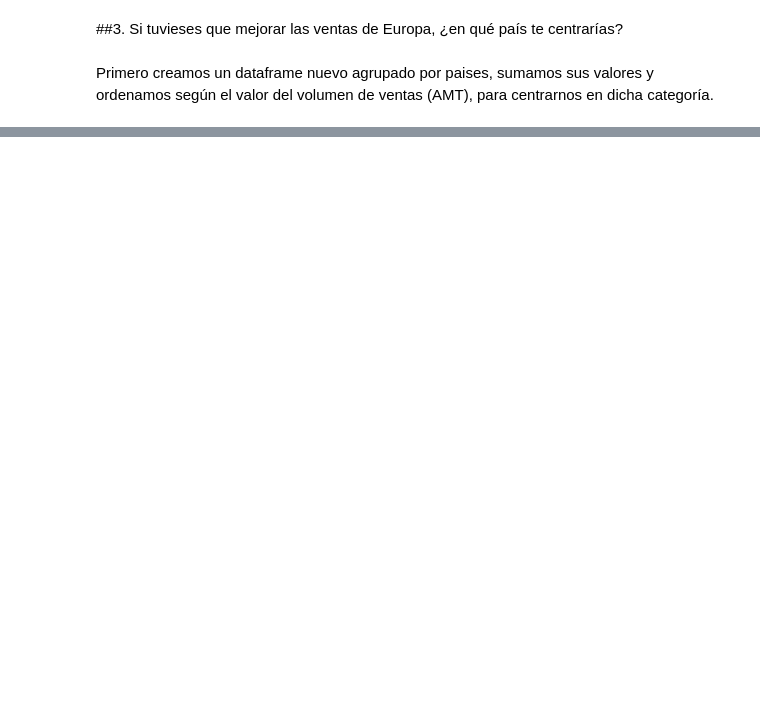
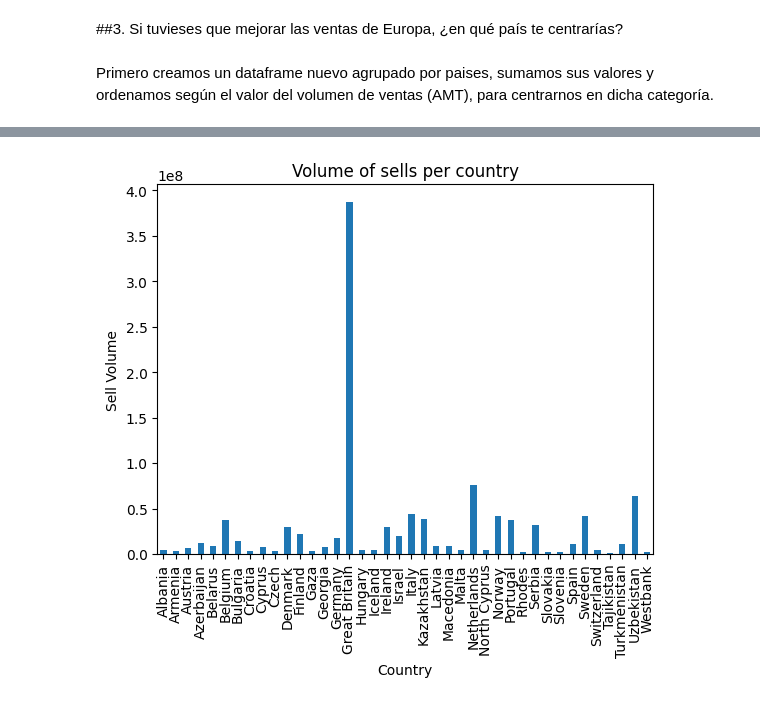
Before and after one commit to Ana-AlonsoCanizares/Visualizacion_datos, a Jupyter notebook: Pr1_VisualizacionDatos_AnaAlonso.ipynb, the cells around one changed output, grey strips where cells are left out. Drawn from its saved outputs; the diff is of its cells as text; code cells hidden in the pictures; blank space fills up the shorter version.

```diff
--- a/Pr1_VisualizacionDatos_AnaAlonso.ipynb
+++ b/Pr1_VisualizacionDatos_AnaAlonso.ipynb
@@ -299,0 +360,10 @@ plt.show()
+# %%
+data_country = data.groupby('CNTRY').sum()
+
+data_country['AMT'].plot(kind='bar')
+plt.xlabel('Country')
+plt.ylabel('Sell Volume')
+plt.title('Volume of sells per country')
+plt.show()
+# %% [output]
+[figure, added]
```
Also changed, not shown: parts of 22 cells of this notebook.
